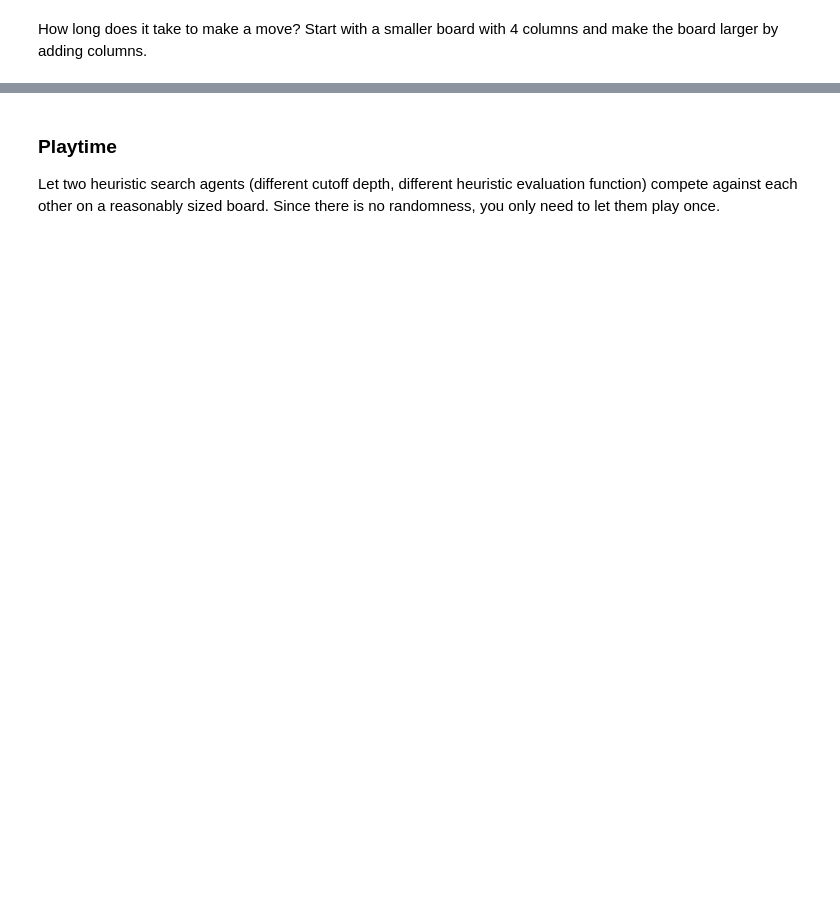
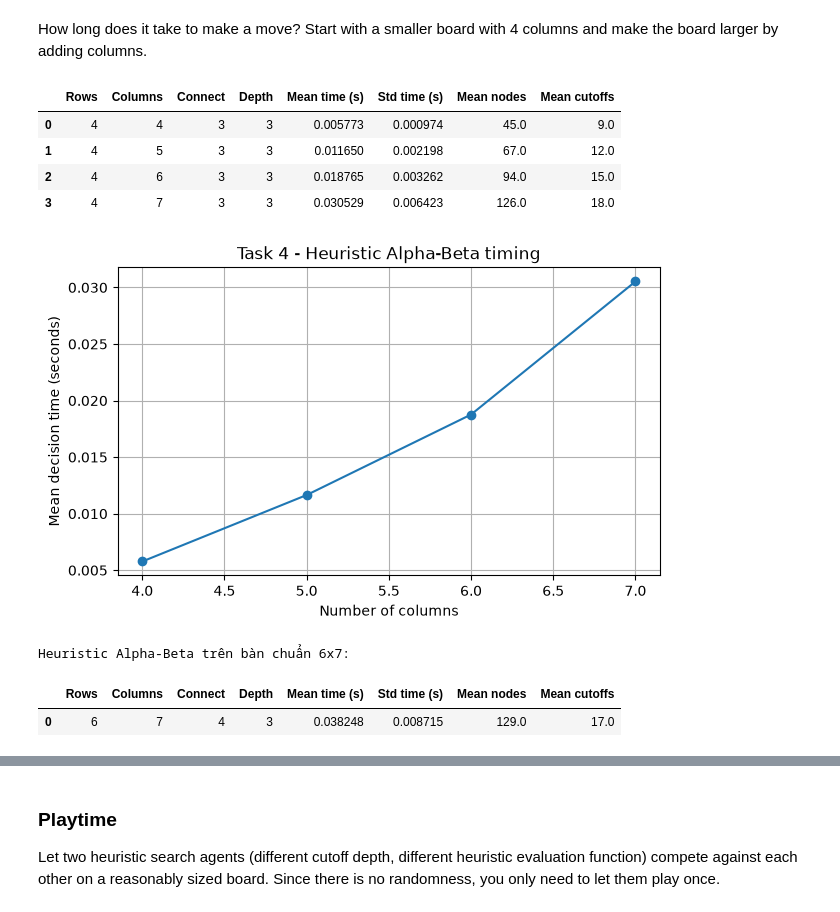
Before and after one commit to ngan23github/Advanced_Artificial_Intelligience_Group, a Jupyter notebook: Lab05/assignment_mean_connect4.ipynb, the cells around one changed output, grey strips where cells are left out. Saved outputs shown, nothing was run; the diff lists cells and outputs as text; code cells hidden in the pictures; blank space fills up the shorter version.

```diff
--- a/Lab05/assignment_mean_connect4.ipynb
+++ b/Lab05/assignment_mean_connect4.ipynb
@@ -173,0 +1063,19 @@ Experiment with the same manually created boards as above to check if the agent
+# %%
+heuristic_test_records = []
+for name, board, player in test_boards:
+    for depth in [1, 2, 3]:
+        start = time.perf_counter()
+        action, stats = heuristic_alpha_beta(
+            board, player, connect_n=4, depth=depth,
+            use_ordering=True
+        )
+        elapsed = time.perf_counter() - start
+        heuristic_test_records.append({
+            "Board": name, "Depth": depth, "Action": action,
+            "Time (s)": elapsed, "Nodes": stats["nodes"],
+            "Cutoffs": stats["cutoffs"],
+            "Evaluation": stats.get("best_value")
+        })
+
+heuristic_test_df = pd.DataFrame(heuristic_test_records)
+display(heuristic_test_df)
@@ -177,0 +1107,53 @@ How long does it take to make a move? Start with a smaller board with 4 columns
+# %%
+def benchmark_heuristic(widths=(4, 5, 6, 7), rows=4, connect_n=3,
+                        depth=3, repeats=5):
+    records = []
+    for cols in widths:
+        board = empty_board((rows, cols))
+        # Warm-up để giảm ảnh hưởng của chi phí khởi tạo ở lần gọi đầu.
+        heuristic_alpha_beta(
+            board, RED, connect_n=connect_n, depth=depth
+        )
+        times, nodes, cutoffs = [], [], []
+        for _ in range(repeats):
+            start = time.perf_counter()
+            action, stats = heuristic_alpha_beta(
+                board, RED, connect_n=connect_n, depth=depth
+            )
+            times.append(time.perf_counter() - start)
+            nodes.append(stats["nodes"])
+            cutoffs.append(stats["cutoffs"])
+        records.append({
+            "Rows": rows, "Columns": cols, "Connect": connect_n,
+            "Depth": depth, "Mean time (s)": np.mean(times),
+            "Std time (s)": np.std(times), "Mean nodes": np.mean(nodes),
+            "Mean cutoffs": np.mean(cutoffs)
+        })
+    return pd.DataFrame(records)
+
+heuristic_timing_df = benchmark_heuristic()
+display(heuristic_timing_df)
+plt.figure(figsize=(7, 4))
+plt.plot(heuristic_timing_df["Columns"],
+         heuristic_timing_df["Mean time (s)"], marker="o")
+plt.xlabel("Number of columns")
+plt.ylabel("Mean decision time (seconds)")
+plt.title("Task 4 - Heuristic Alpha-Beta timing")
+plt.grid(True)
+plt.show()
+# Bổ sung phép đo Heuristic Alpha-Beta trên bàn chuẩn 6x7.
+standard_heuristic_timing_df = benchmark_heuristic(
+    widths=(7,), rows=6, connect_n=4, depth=3, repeats=3
+)
+print("Heuristic Alpha-Beta trên bàn chuẩn 6x7:")
+display(standard_heuristic_timing_df)
+# %% [output]
+|  | Rows | Columns | Connect | Depth | Mean time (s) | Std time (s) | Mean nodes | Mean cutoffs |
+| 0 | 4 | 4 | 3 | 3 | 0.005773 | 0.000974 | 45.0 | 9.0 |
+| 1 | 4 | 5 | 3 | 3 | 0.011650 | 0.002198 | 67.0 | 12.0 |
+| 2 | 4 | 6 | 3 | 3 | 0.018765 | 0.003262 | 94.0 | 15.0 |
+| 3 | 4 | 7 | 3 | 3 | 0.030529 | 0.006423 | 126.0 | 18.0 |
+[figure, added]
+Heuristic Alpha-Beta trên bàn chuẩn 6x7:
+|  | Rows | Columns | Connect | Depth | Mean time (s) | Std time (s) | Mean nodes | Mean cutoffs |
+| 0 | 6 | 7 | 4 | 3 | 0.038248 | 0.008715 | 129.0 | 17.0 |
```
Also changed, not shown: parts of 54 cells of this notebook, 3 other files.
